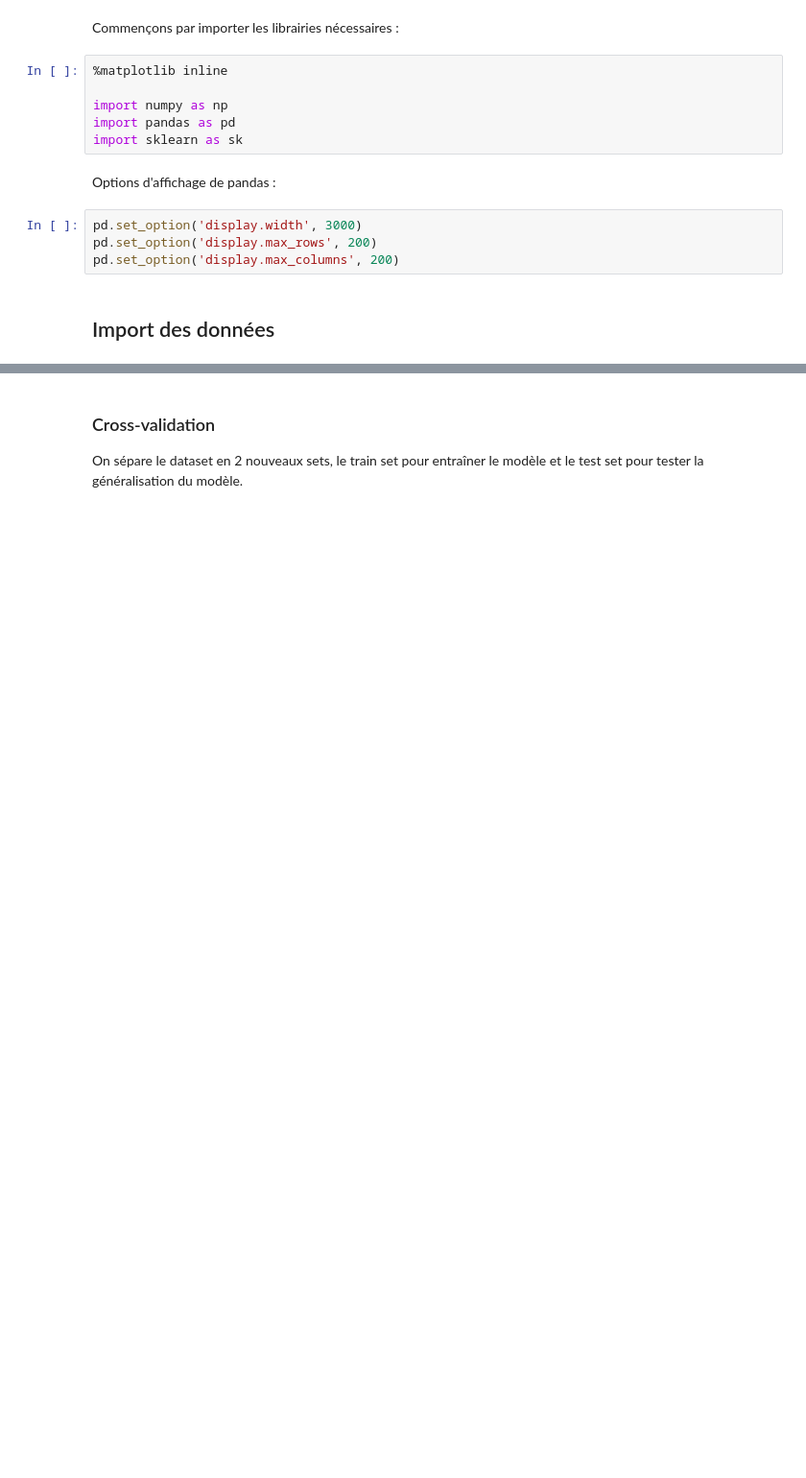
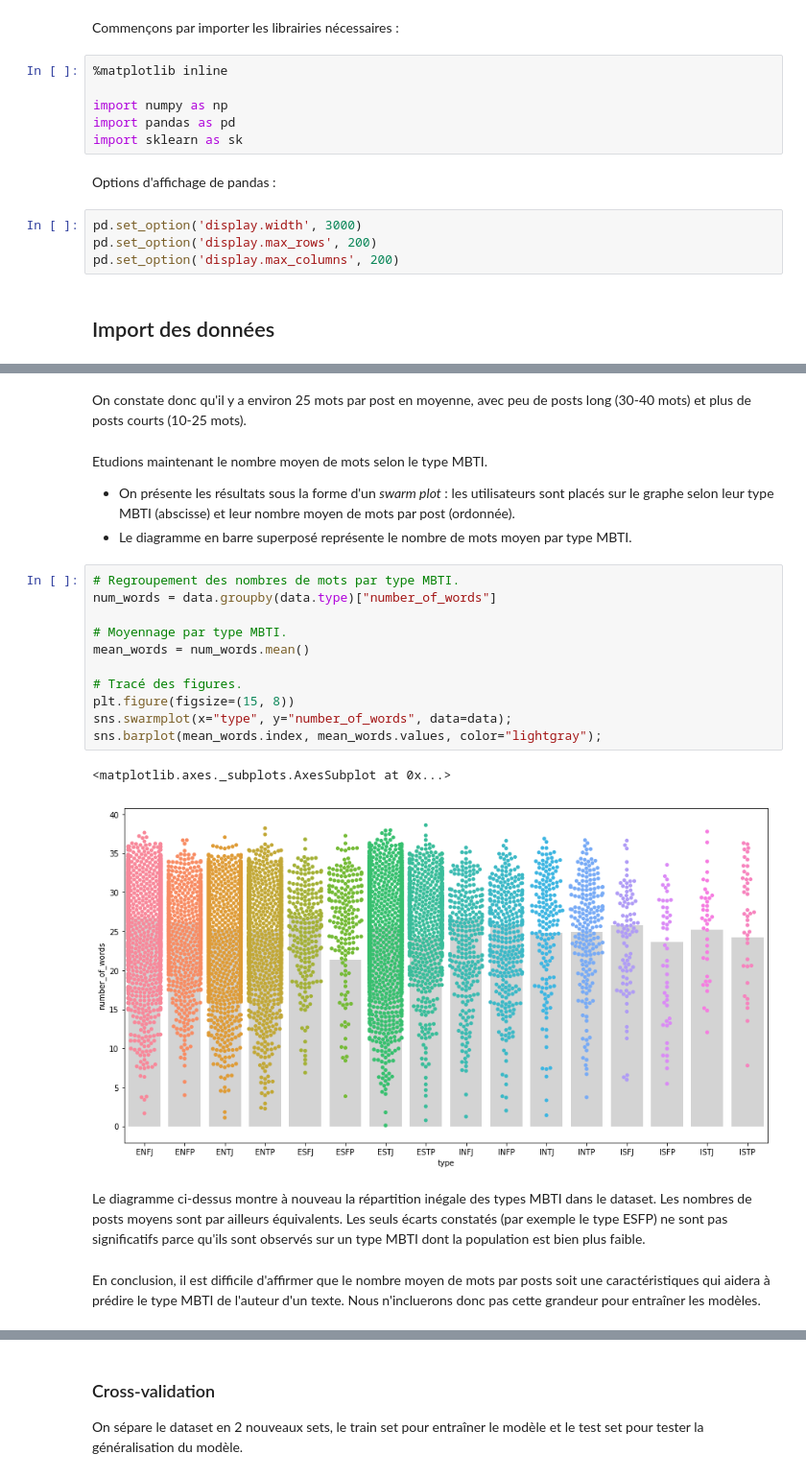
Before and after one commit to literate-waffle/mbti, a Jupyter notebook: mbti.ipynb, the cells around one changed output, grey strips where cells are left out. Shown: that part at 96% size. Cells and saved outputs as stored; diff of their text form; blank space fills up the shorter version.

```diff
--- a/mbti.ipynb
+++ b/mbti.ipynb
@@ -337,0 +124,25 @@ Dataset has 8675 rows and 2 columns
+# %% [markdown]
+On constate donc qu'il y a environ 25 mots par post en moyenne, avec peu de posts long (30-40 mots) et plus de posts courts (10-25 mots).
+# %% [markdown]
+Etudions maintenant le nombre moyen de mots selon le type MBTI.
+
+- On présente les résultats sous la forme d'un *swarm plot* : les utilisateurs sont placés sur le graphe selon leur type MBTI (abscisse) et leur nombre moyen de mots par post (ordonnée).
+- Le diagramme en barre superposé représente le nombre de mots moyen par type MBTI.
+# %%
+# Regroupement des nombres de mots par type MBTI.
+num_words = data.groupby(data.type)["number_of_words"]
+
+# Moyennage par type MBTI.
+mean_words = num_words.mean()
+
+# Tracé des figures.
+plt.figure(figsize=(15, 8))
+sns.swarmplot(x="type", y="number_of_words", data=data);
+sns.barplot(mean_words.index, mean_words.values, color="lightgray");
+# %% [output]
+<matplotlib.axes._subplots.AxesSubplot at 0x...>
+[figure, added]
+# %% [markdown]
+Le diagramme ci-dessus montre à nouveau la répartition inégale des types MBTI dans le dataset. Les nombres de posts moyens sont par ailleurs équivalents. Les seuls écarts constatés (par exemple le type ESFP) ne sont pas significatifs parce qu'ils sont observés sur un type MBTI dont la population est bien plus faible.
+# %% [markdown]
+En conclusion, il est difficile d'affirmer que le nombre moyen de mots par posts soit une caractéristiques qui aidera à prédire le type MBTI de l'auteur d'un texte. Nous n'incluerons donc pas cette grandeur pour entraîner les modèles.
```
Also changed, not shown: parts of 74 cells of this notebook, 1 other file.
